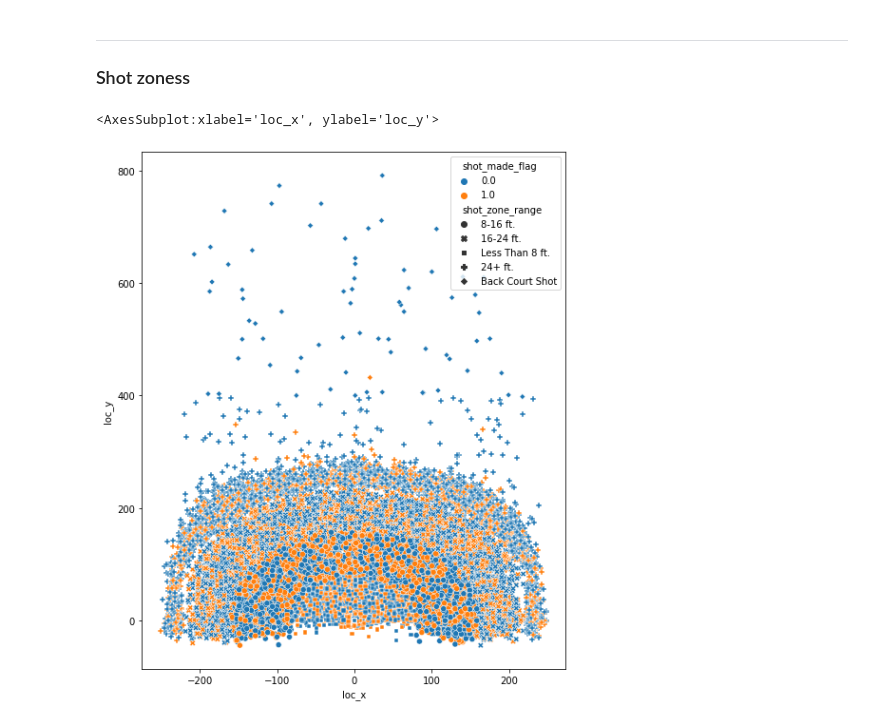
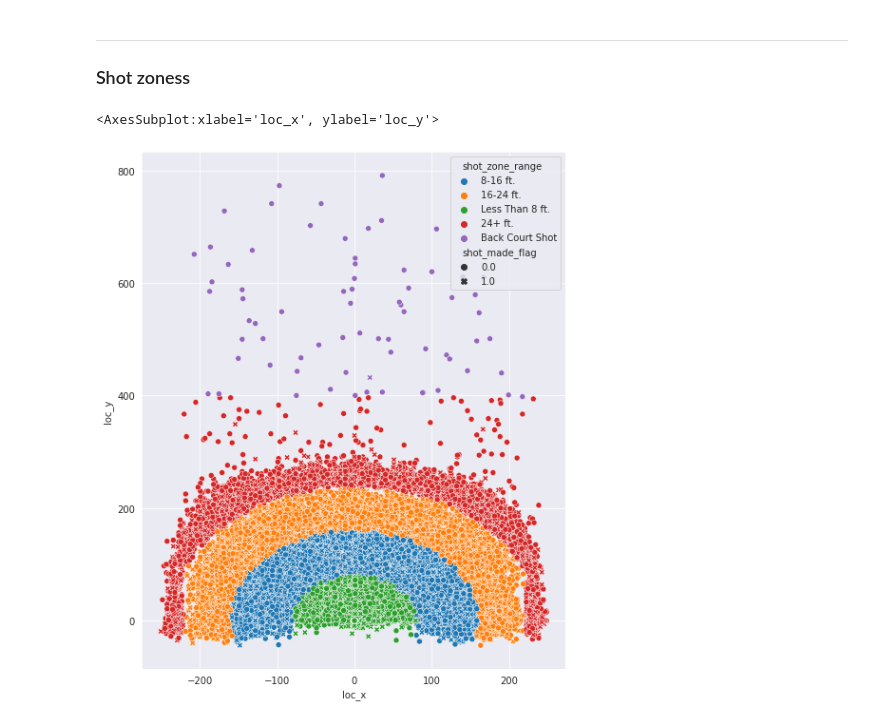
Before and after one commit to mitirmizi/koby-bryant-shot-selection, a Jupyter notebook: src/1-EDA.ipynb, the cells around one changed output. Cells and saved outputs as stored; diff of their text form; code cells hidden in the pictures.

```diff
--- a/src/1-EDA.ipynb
+++ b/src/1-EDA.ipynb
@@ -388,8 +402,10 @@ Shape of the df: (25697, 22)
 ### Some basic feature engineering
 Although we will perform this formally in the next notebook, we need this here to run one of our analysis.
 # %%
-df['time_remaining'] = df['minutes_remaining']*60 + df['seconds_remaining']
-df.drop(['minutes_remaining', 'seconds_remaining'], axis=1, inplace=True)
+def time_feature(df):
+    df['time_remaining'] = df['minutes_remaining']*60 + df['seconds_remaining']
+    df.drop(['minutes_remaining', 'seconds_remaining'], axis=1, inplace=True)
+    return df
 # %% [markdown]
 From the maximum values of seconds and minutes we observe that it shows at what moment the shot was taken. Unfortunatelly we don't have information in which quarter the shot is taken.
 Games in the NBA have a 12 quareter length. We can merge these two columns as time_remaining.
@@ -398,4 +414,20 @@ We will transfer the minutes left in seconds
 **It will be useful to see the shots taken in the last seconds of the quareter in order to see how 'clutch' Kobe was**
 Unfortunately we don't have data for the 24 second shot-clock.
 # %%
-df['matchup'] = df['matchup'].apply(lambda x: str('away') if '@' in x else str('home'))
+def change_matchup(df):
+    df['matchup'] = df['matchup'].apply(lambda x: str('away') if '@' in x else str('home'))
+    return df
+# %%
+def basic_feature_engineering(df):
+    """
+    Perform initial feature engineering and data cleanup.
+    The returned dataframe will be used for some initial data analytics
+    :param df: input dataframe
+    :return: copy of the input dataframe with all the modifications
+    """
+    df_new = df.copy(deep=True)
+    df_new = change_matchup(df_new)
+    df_new = time_feature(df_new)
+    return df_new
+# %%
+df = basic_feature_engineering(df)
@@ -508,10 +547,10 @@ sns.barplot(data=shot_23, x='season', y='efficiency', hue='shot_type')
 # %%
 plt.figure(figsize=(8, 10))
 
-sns.scatterplot(data=df, x='loc_x', y='loc_y', hue='shot_made_flag', style='shot_zone_range')
+sns.scatterplot(data=df, x='loc_x', y='loc_y', hue='shot_zone_range', style='shot_made_flag')
 # %% [output]
 <AxesSubplot:xlabel='loc_x', ylabel='loc_y'>
-[figure, old version]
+[figure, new version]
 # %%
 def plot_zone_wise(zone_name):
     c_mean = df.groupby(zone_name)['shot_made_flag'].mean()
```
Also changed, not shown: parts of 26 cells of this notebook, 2 other files.
